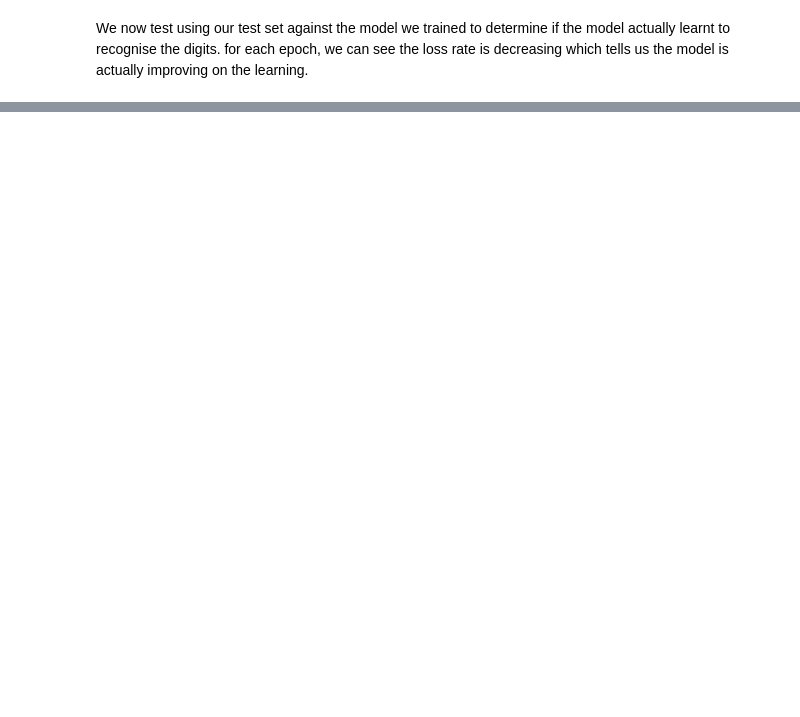
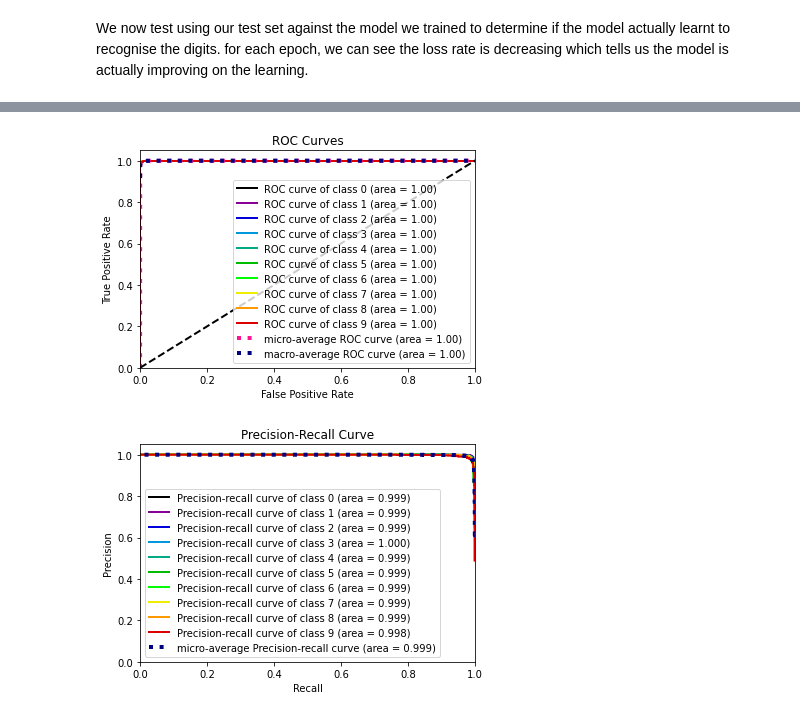
Before and after one commit to Adrieennn/CNN, a Jupyter notebook: NN.ipynb, the cells around one changed output, grey strips where cells are left out. Drawn from its saved outputs; the diff is of its cells as text; code cells hidden in the pictures; blank space fills up the shorter version.

```diff
--- a/NN.ipynb
+++ b/NN.ipynb
@@ -114,5 +113,9 @@ We need some metrics  to determine the accuracy of recognition on the test set.
 # %%
+def accuracy(model, x_test, y_test):
+    test_loss, test_acc = model.evaluate(x_test, y_test)
+    print("test loss is : {0} - test accuracy is : {1}".format(test_loss, test_acc))
+
+
 # Accuracy:
-test_loss, test_acc = model.evaluate(x_test, y_test)
-print("test loss is : {0} - test accuracy is : {1}".format(test_loss, test_acc))
+accuracy(model1, x_test, y_test)
 # %% [output]
@@ -140,21 +151,24 @@ Below is our second model which follows LeNet architecture and has an input shap
 # %%
-#second model
-model = keras.Sequential()
+model2 = keras.Sequential()
 
-model.add(layers.Conv2D(filters=6, kernel_size=(3, 3), activation='relu', input_shape=(28,28,1)))
-model.add(layers.AveragePooling2D())
+model2.add(layers.Conv2D(filters=6, kernel_size=(3, 3), activation='relu', input_shape=(28,28,1)))
+model2.add(layers.AveragePooling2D())
 
-model.add(layers.Conv2D(filters=16, kernel_size=(3, 3), activation='relu'))
-model.add(layers.AveragePooling2D())
+model2.add(layers.Conv2D(filters=16, kernel_size=(3, 3), activation='relu'))
+model2.add(layers.AveragePooling2D())
 
-model.add(layers.Flatten())
+model2.add(layers.Flatten())
 
-model.add(layers.Dense(units=120, activation='relu'))
+model2.add(layers.Dense(units=120, activation='relu'))
 
-model.add(layers.Dense(units=84, activation='relu'))
+model2.add(layers.Dense(units=84, activation='relu'))
 
-model.add(layers.Dense(units=10, activation = 'softmax'))
-model.summary()
-model.compile(optimizer = "adam", loss = "sparse_categorical_crossentropy",
+model2.add(layers.Dense(units=10, activation = 'softmax'))
+model2.summary()
+model2.compile(optimizer = "adam", loss = "sparse_categorical_crossentropy",
                 metrics = ["accuracy"])
+
+# x_train = np.pad(x_train, ((0,0),(2,2),(2,2),(0,0)), 'constant')
+model2.fit(x_train, y_train, epochs = 4)
+print("test loss is : {0} - test accuracy is : {1}".format(test_loss, test_acc))
 # %% [output]
@@ -210,0 +192,5 @@ test loss is : 0.042205702858720905 - test accuracy is : 0.9840999841690063
+# %%
+accuracy(model2, x_test, y_test)
+roc_curve(model2, x_test, y_test)
+precision_recall(model2, x_test, y_test)
+# %% [output]
@@ -210,0 +199,2 @@ test loss is : 0.042205702858720905 - test accuracy is : 0.9840999841690063
+[figure, added]
+[figure, added]
```
Also changed, not shown: parts of 22 cells of this notebook.
